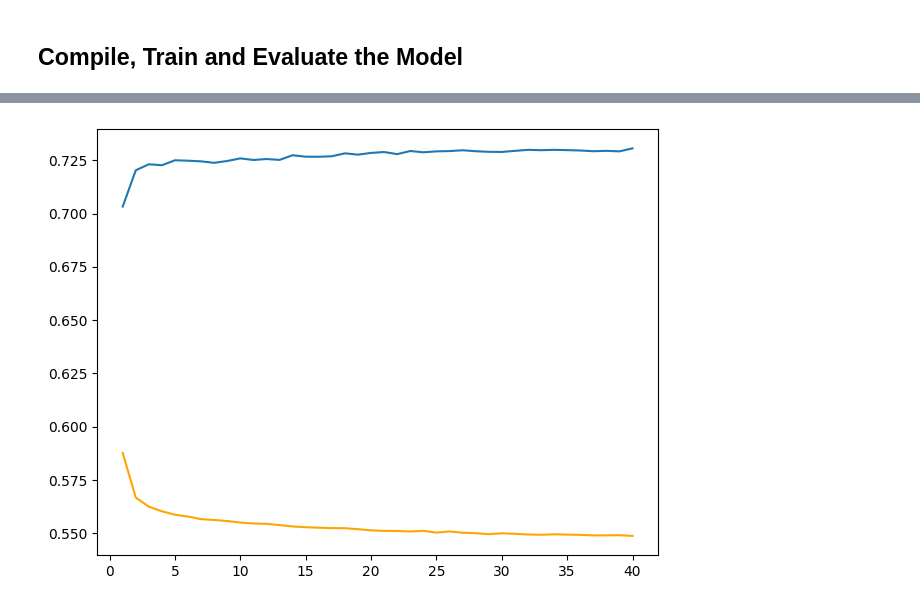
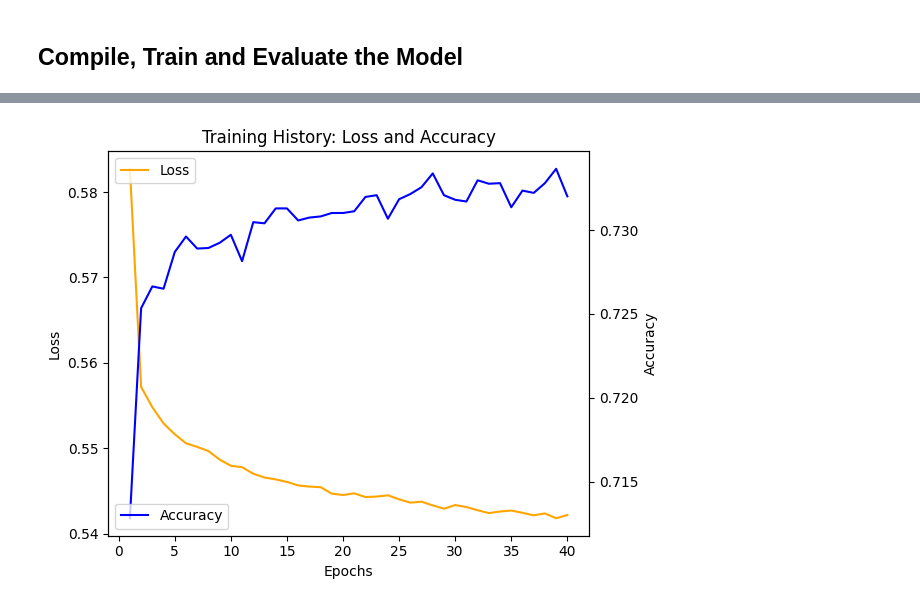
Before and after one commit to ValentynaK17/deep-learning-challenge, a Jupyter notebook: Binary_Classification.ipynb, the cells around one changed output, grey strips where cells are left out. Cells and saved outputs as stored; diff of their text form; code cells hidden in the pictures.

```diff
--- a/Binary_Classification.ipynb
+++ b/Binary_Classification.ipynb
@@ -279,6 +251,6 @@ memory usage: 2.4+ MB
 # %%
 # plot numerical data
-for i in application_df.columns[5:]:
+for i in int_cols:
     title=i.replace('_', ' ').title()
     application_df.loc[application_df['IS_SUCCESSFUL']==1,i].plot.hist(color='red', label='success')
     application_df.loc[application_df['IS_SUCCESSFUL']==0,i].plot.hist(color='blue', label='no success')
@@ -293,6 +265,6 @@ for i in application_df.columns[5:]:
 # %%
 # plot categorical data
-for i in application_df.columns[:5]:
+for i in cat_cols:
     title=i.replace('_', ' ').title()
     application_df.loc[application_df['IS_SUCCESSFUL']==1,i].value_counts().plot(color='red', label='success')
     application_df.loc[application_df['IS_SUCCESSFUL']==0,i].value_counts().plot(color='blue', label='no success')
@@ -310,6 +283,6 @@ for i in application_df.columns[:5]:
 # %%
 # Convert categorical data to numeric with `pd.get_dummies`
-categ_converted_df=pd.get_dummies(application_df[['APPLICATION_TYPE', 'AFFILIATION' , 'CLASSIFICATION' , 'USE_CASE'  , 'ORGANIZATION']])
+categ_converted_df=pd.get_dummies(application_df[cat_cols])
 categ_converted_df=categ_converted_df.astype(int)
 categ_converted_df.head()
 # %% [output]
@@ -323,5 +296,5 @@ categ_converted_df.head()
 # %%
 # keep numerical data separately
-application_df_ml_input=application_df[['INCOME_AMT','SPECIAL_CONSIDERATIONS','ASK_AMT','IS_SUCCESSFUL']].copy()
+application_df_ml_input=application_df[int_cols].copy()
 application_df_ml_input.head()
 # %% [output]
@@ -554,19 +521,13 @@ Loss: 0.550130307674408, Accuracy: 0.7345480918884277
 # %%
 # Create a DataFrame containing training history
 history_df = pd.DataFrame(nn_model.history)
 
 # Increase the index by 1 to match the number of epochs
 history_df.index += 1
 
-fig, ax1 = plt.subplots()
-# Plot the loss
-ax1.plot(history_df["loss"], label='loss', color='orange')
-# Plot the accuracy
-ax1.plot(history_df["accuracy"], label='accuracy')
-plt.tight_layout()
-plt.show()
+plot_metrics(history_df)
 # %% [output]
-[figure, old version]
+[figure, new version]
 # %%
 # Experiment with params
 # %%
```
Also changed, not shown: parts of 38 cells of this notebook, 2 other files.
